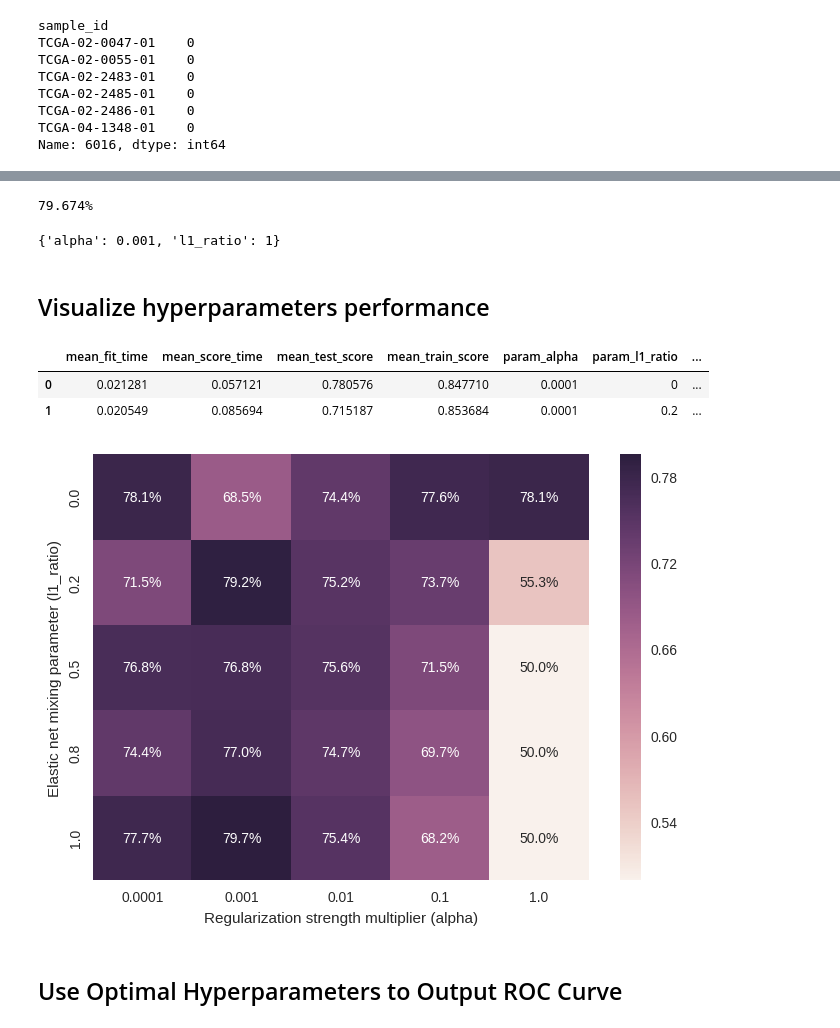
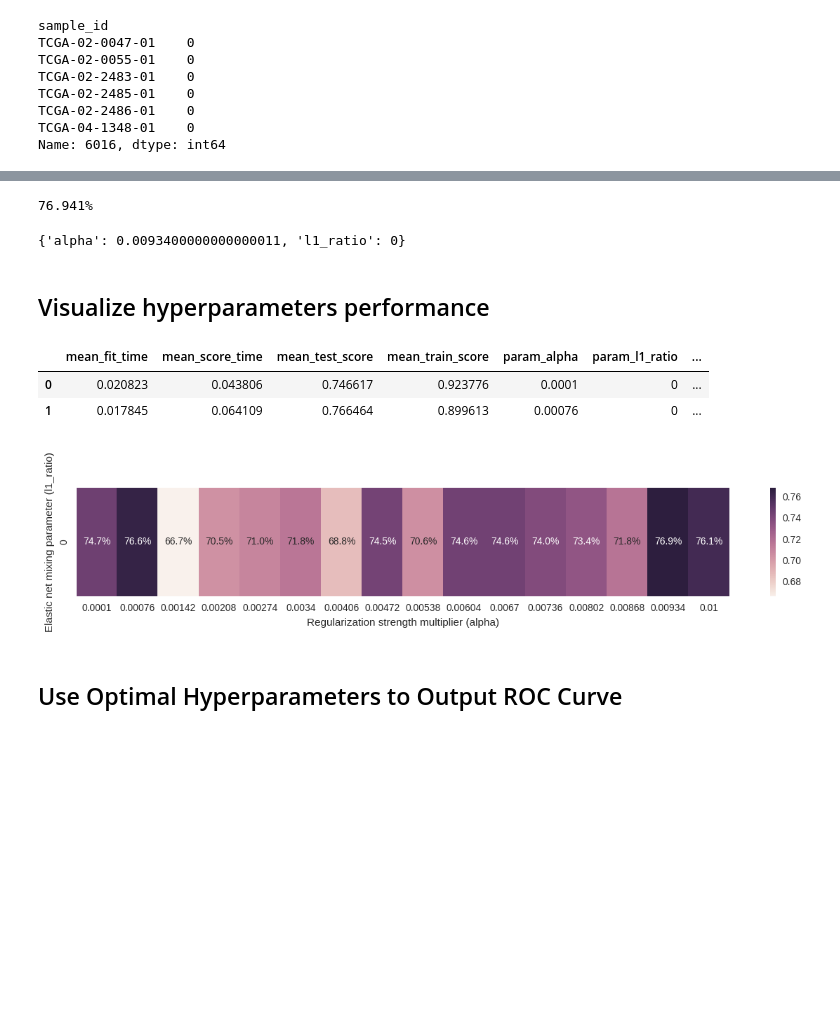
Before and after one commit to htcai/machine-learning, a Jupyter notebook: algorithms/RIT1-PCA-htcai.ipynb, the cells around one changed output, grey strips where cells are left out. Saved outputs shown, nothing was run; the diff lists cells and outputs as text; code cells hidden in the pictures; blank space fills up the shorter version.

```diff
--- a/algorithms/RIT1-PCA-htcai.ipynb
+++ b/algorithms/RIT1-PCA-htcai.ipynb
@@ -70,5 +68,5 @@ Name: 6016, dtype: float64
 # %%
 # Typically, this can only be done where the number of mutations is large enough
-X_train, X_test, y_train, y_test = train_test_split(X, y, test_size=0.2, stratify=y, random_state=0)
+X_train, X_test, y_train, y_test = train_test_split(X, y, test_size=0.3, stratify=y, random_state=0)
 'Size: {:,} features, {:,} training samples, {:,} testing samples'.format(len(X.columns), len(X_train), len(X_test))
 # %% [output]
@@ -88,6 +87,5 @@ Wall time: 7.06 s
 # %%
-%%time
-n_components = 30
+n_components = 35
 pca = PCA(n_components=n_components, random_state=0)
 X_train_pca = pca.fit_transform(X_train_scale)
 X_test_pca = pca.transform(X_test_scale)
@@ -107,7 +103,7 @@ Wall time: 29.4 ms
 # %%
 param_grid = {
-    'alpha': [10 ** x for x in range(-4, 1)],
-    'l1_ratio': [0, 0.2, 0.5, 0.8, 1],
+    'alpha': [x for x in np.linspace(10**-4, 10**-2, num=16)],
+    'l1_ratio': [0]
 }
 # %%
 %%time
@@ -124,8 +120,8 @@ print('{:.3%}'.format(cv.best_score_))
 # Best Params
 cv.best_params_
 # %% [output]
-79.674%
+76.941%
-{'alpha': 0.001, 'l1_ratio': 1}
+{'alpha': 0.0093400000000000011, 'l1_ratio': 0}
 # %% [markdown]
 ## Visualize hyperparameters performance
 # %%
@@ -136,16 +132,18 @@ cv_result_df = pd.concat([
 cv_result_df.head(2)
 # %% [output]
 |  | mean_fit_time | mean_score_time | mean_test_score | mean_train_score | param_alpha | param_l1_ratio | ... |
-| 0 | 0.021281 | 0.057121 | 0.780576 | 0.847710 | 0.0001 | 0 | ... |
-| 1 | 0.020549 | 0.085694 | 0.715187 | 0.853684 | 0.0001 | 0.2 | ... |
+| 0 | 0.020823 | 0.043806 | 0.746617 | 0.923776 | 0.0001 | 0 | ... |
+| 1 | 0.017845 | 0.064109 | 0.766464 | 0.899613 | 0.00076 | 0 | ... |
 # %%
 # Cross-validated performance heatmap
 cv_score_mat = pd.pivot_table(cv_result_df, values='mean_test_score', index='l1_ratio', columns='alpha')
+fig, ax = plt.subplots(figsize=(15,2))
+
 ax = sns.heatmap(cv_score_mat, annot=True, fmt='.1%')
 ax.set_xlabel('Regularization strength multiplier (alpha)')
 ax.set_ylabel('Elastic net mixing parameter (l1_ratio)');
 # %% [output]
-[figure, old version]
+[figure, new version]
 # %% [markdown]
 ## Use Optimal Hyperparameters to Output ROC Curve
 # %%
```
Also changed, not shown: parts of 20 cells of this notebook.
